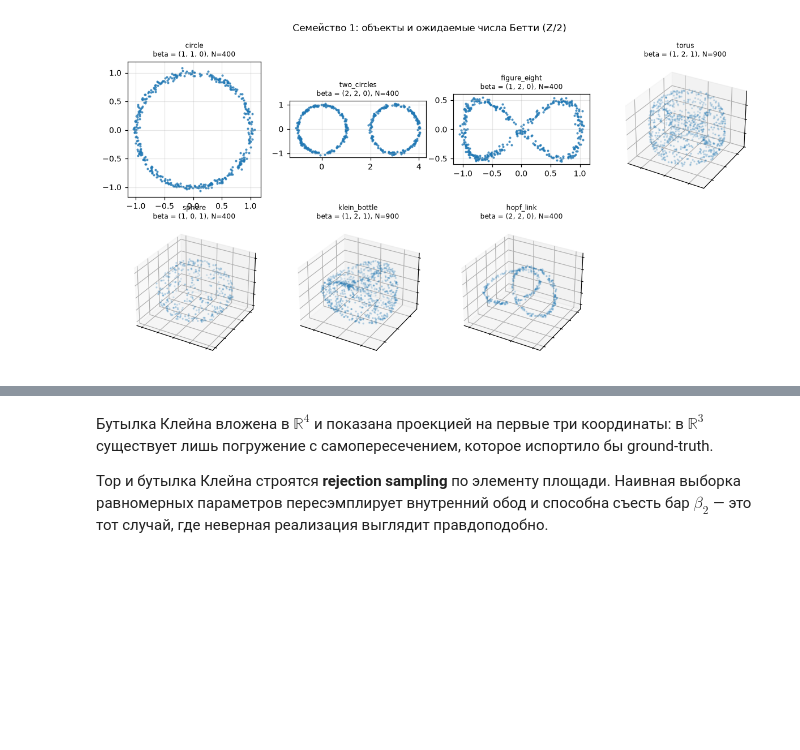
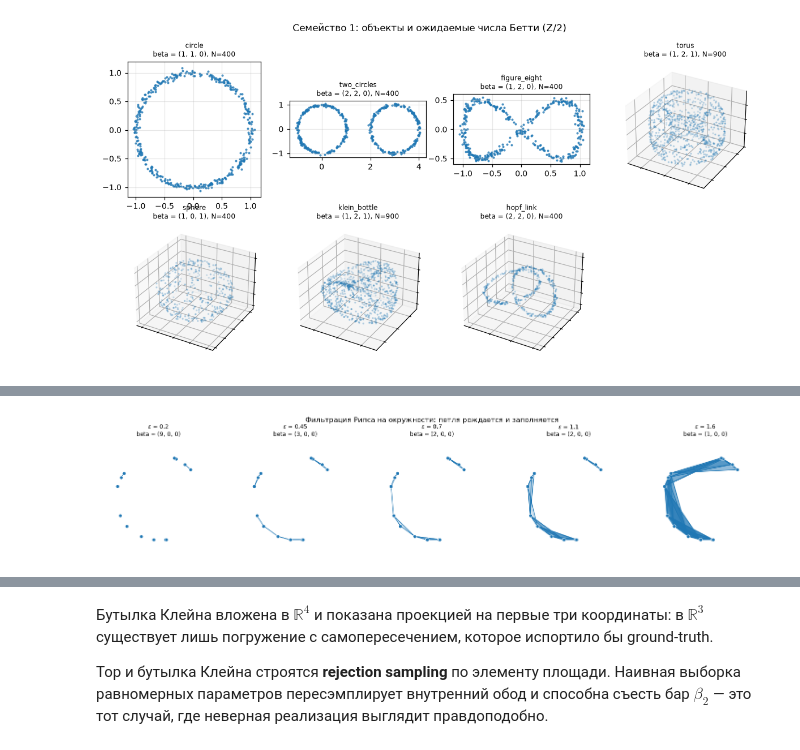
Before and after one commit to Semyon-ksa/tdadyn, a Jupyter notebook: notebooks/report.ipynb, the cells around one changed output, grey strips where cells are left out. Saved outputs shown, nothing was run; the diff lists cells and outputs as text; code cells hidden in the pictures; blank space fills up the shorter version.

```diff
--- a/notebooks/report.ipynb
+++ b/notebooks/report.ipynb
@@ -167,0 +234,22 @@ fig.tight_layout(); plt.show()
+# %%
+demo = build_static_cloud("circle", CONFIG, n_points=14, noise_sigma=0.0).points
+demo_d = pairwise_distances(demo)
+
+fig, axes = plt.subplots(1, 5, figsize=(13.5, 2.9))
+for ax, eps in zip(axes, [0.20, 0.45, 0.70, 1.10, 1.60]):
+    adj = (demo_d <= eps).astype(float); np.fill_diagonal(adj, 0.0)
+    for tri in triangles_of(adj):
+        ax.add_patch(Polygon(demo[list(tri)], closed=True, alpha=0.20,
+                             facecolor="tab:blue", edgecolor="none"))
+    for i in range(len(demo)):
+        for j in range(i + 1, len(demo)):
+            if adj[i, j]:
+                ax.plot(*demo[[i, j]].T, color="tab:blue", lw=0.9, zorder=2)
+    ax.scatter(*demo.T, s=22, color="tab:blue", zorder=3, edgecolor="white", lw=0.5)
+    b = reference.betti_numbers_of_graph(adj, threshold=0.5, max_homology_dim=2, max_nodes=30)
+    ax.set_title(f"$\\varepsilon$ = {eps}\nbeta = {(b[0], b[1], b[2])}", fontsize=8)
+    ax.set_aspect("equal"); ax.axis("off"); ax.set_xlim(-1.35, 1.35); ax.set_ylim(-1.35, 1.35)
+fig.suptitle("Фильтрация Рипса на окружности: петля рождается и заполняется", fontsize=10)
+fig.tight_layout(); plt.show()
+# %% [output]
+[figure, added]
```
Also changed, not shown: parts of 26 cells of this notebook, 2 other files.
